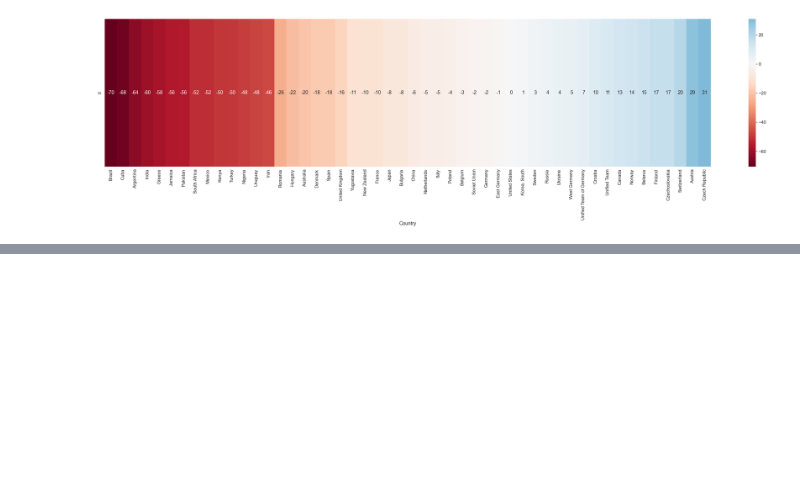
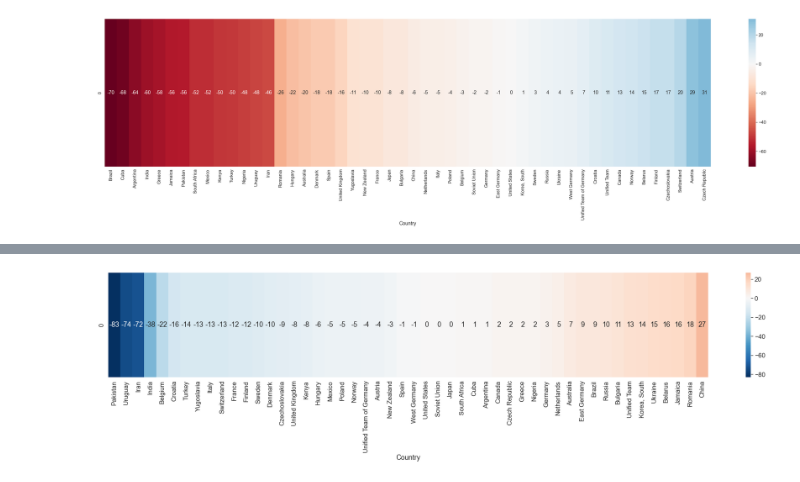
Before and after one commit to marb61a/Data-Science-Projects, a Jupyter notebook: Olympic Games Project/Olympic-Games.ipynb, the cells around one changed output, grey strips where cells are left out. Cells and saved outputs as stored; diff of their text form; code cells hidden in the pictures; blank space fills up the shorter version.

```diff
--- a/Olympic Games Project/Olympic-Games.ipynb
+++ b/Olympic Games Project/Olympic-Games.ipynb
@@ -1266,0 +1281,3 @@ plt.show()
+# %%
+rank_diff2 = top_50.Men.sub(top_50.Women).sort_values().to_frame()
+rank_diff2
@@ -1266,0 +1303,6 @@ plt.show()
+# %%
+plt.figure(figsize=(35, 5))
+sns.heatmap(rank_diff2.T, cmap="RdBu_r", annot=True, fmt="2.0f", center=0)
+plt.show()
+# %% [output]
+[figure, added]
```
Also changed, not shown: parts of 5 cells of this notebook.
